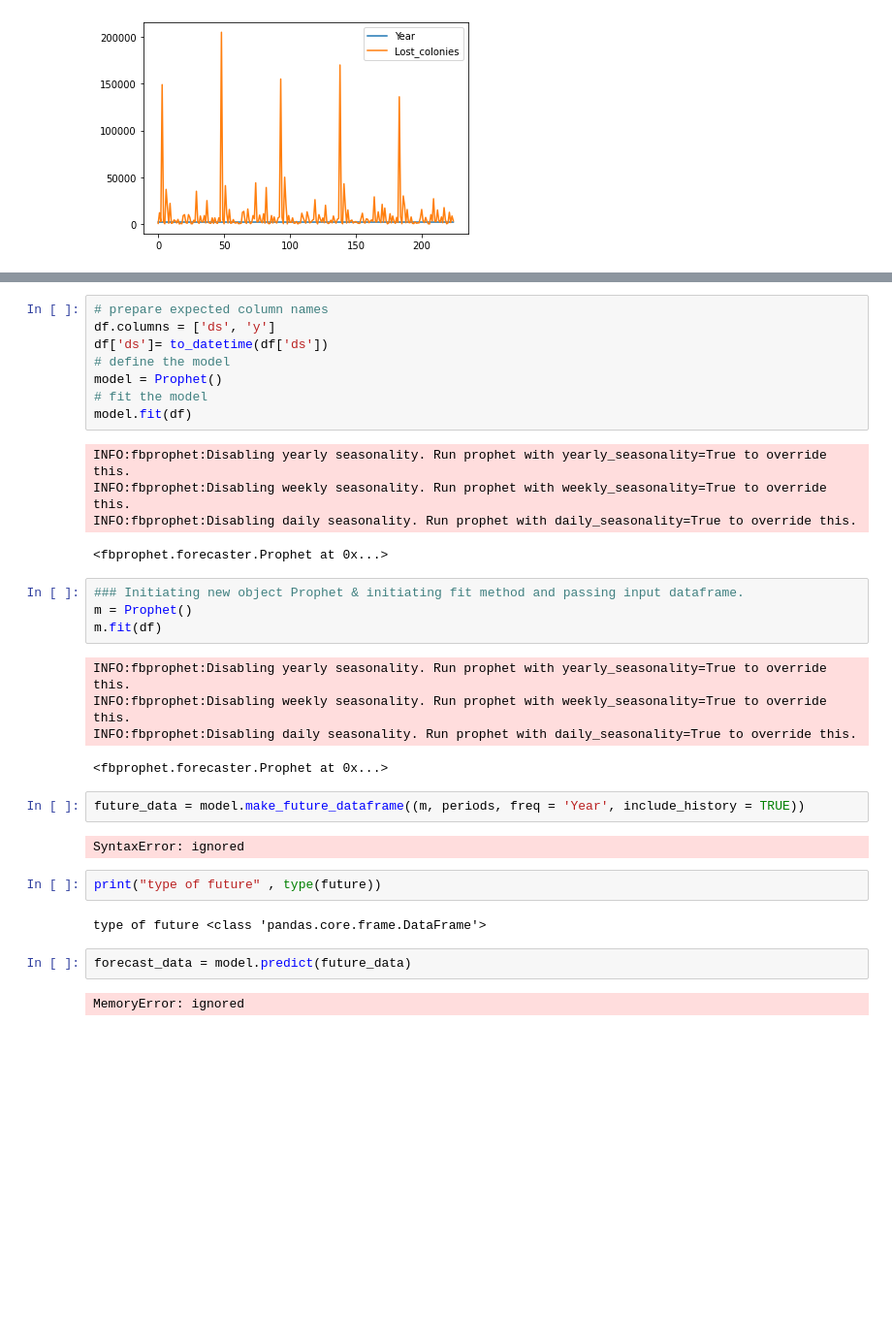
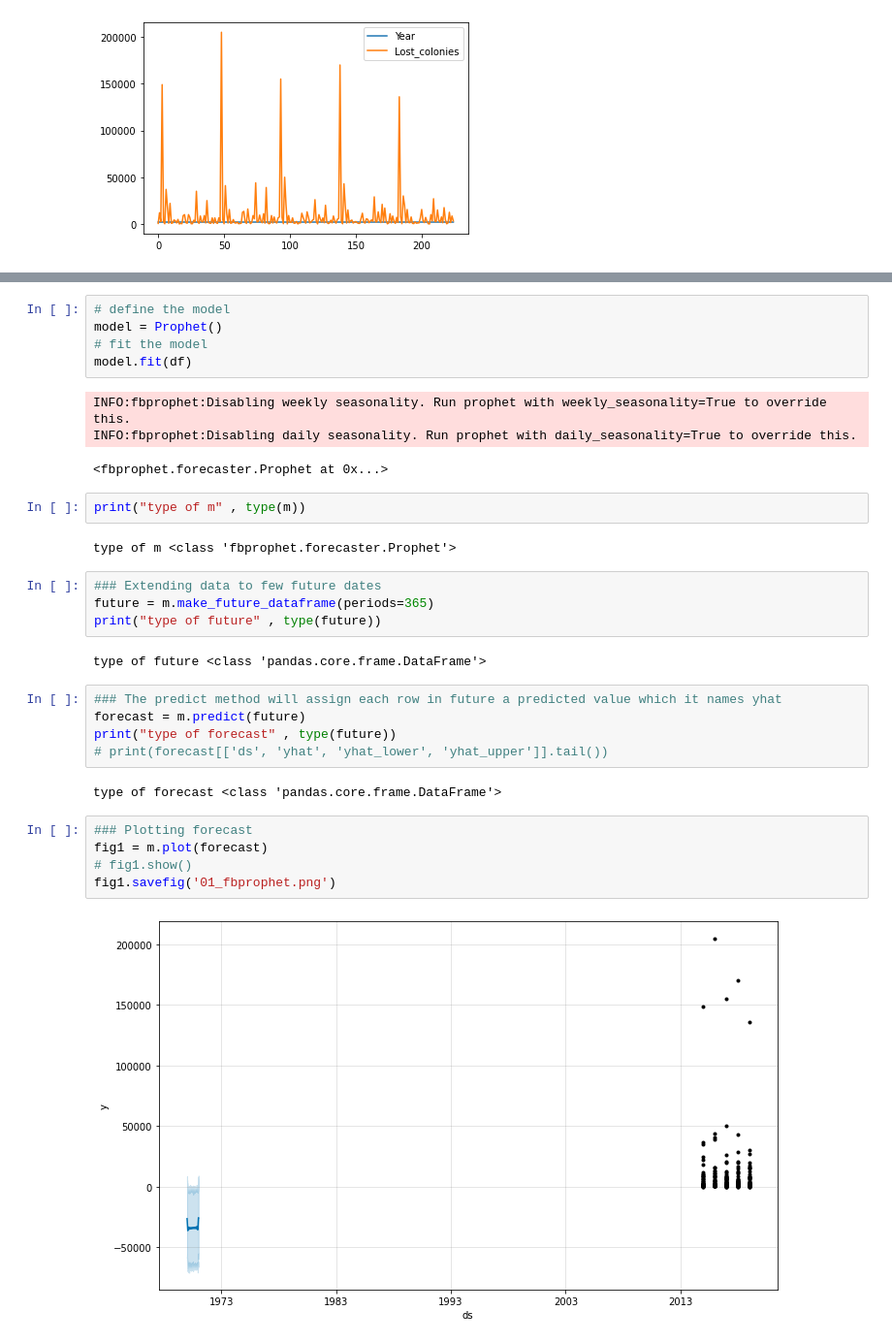
Before and after one commit to Saymanning/Honey_Bee_Colony_Loss_US, a Jupyter notebook: FBprophet_v2.ipynb, the cells around one changed output, grey strips where cells are left out. Shown at 97% size. Cells and saved outputs as stored; diff of their text form; blank space fills up the shorter version.

```diff
--- a/FBprophet_v2.ipynb
+++ b/FBprophet_v2.ipynb
@@ -103,34 +114,33 @@ pyplot.show()
 # %%
-# prepare expected column names
-df.columns = ['ds', 'y']
-df['ds']= to_datetime(df['ds'])
 # define the model
 model = Prophet()
 # fit the model
 model.fit(df)
 # %% [output]
-INFO:fbprophet:Disabling yearly seasonality. Run prophet with yearly_seasonality=True to override this.
 INFO:fbprophet:Disabling weekly seasonality. Run prophet with weekly_seasonality=True to override this.
 INFO:fbprophet:Disabling daily seasonality. Run prophet with daily_seasonality=True to override this.
 <fbprophet.forecaster.Prophet at 0x...>
-# %%
-### Initiating new object Prophet & initiating fit method and passing input dataframe.
-m = Prophet()
-m.fit(df)
-# %% [output]
-INFO:fbprophet:Disabling yearly seasonality. Run prophet with yearly_seasonality=True to override this.
-INFO:fbprophet:Disabling weekly seasonality. Run prophet with weekly_seasonality=True to override this.
-INFO:fbprophet:Disabling daily seasonality. Run prophet with daily_seasonality=True to override this.
-<fbprophet.forecaster.Prophet at 0x...>
-# %%
-future_data = model.make_future_dataframe((m, periods, freq = 'Year', include_history = TRUE))
-# %% [output]
-SyntaxError: ignored
 # %%
-print("type of future" , type(future))
+print("type of m" , type(m))
 # %% [output]
-type of future <class 'pandas.core.frame.DataFrame'>
+type of m <class 'fbprophet.forecaster.Prophet'>
-# %%
-forecast_data = model.predict(future_data)
-# %% [output]
-MemoryError: ignored
+# %%
+### Extending data to few future dates
+future = m.make_future_dataframe(periods=365)
+print("type of future" , type(future))
+# %% [output]
+type of future <class 'pandas.core.frame.DataFrame'>
+# %%
+### The predict method will assign each row in future a predicted value which it names yhat
+forecast = m.predict(future)
+print("type of forecast" , type(future))
+# print(forecast[['ds', 'yhat', 'yhat_lower', 'yhat_upper']].tail())
+# %% [output]
+type of forecast <class 'pandas.core.frame.DataFrame'>
+# %%
+### Plotting forecast
+fig1 = m.plot(forecast)
+# fig1.show()
+fig1.savefig('01_fbprophet.png')
+# %% [output]
+[figure, added]
```
Also changed, not shown: parts of 5 cells of this notebook.
